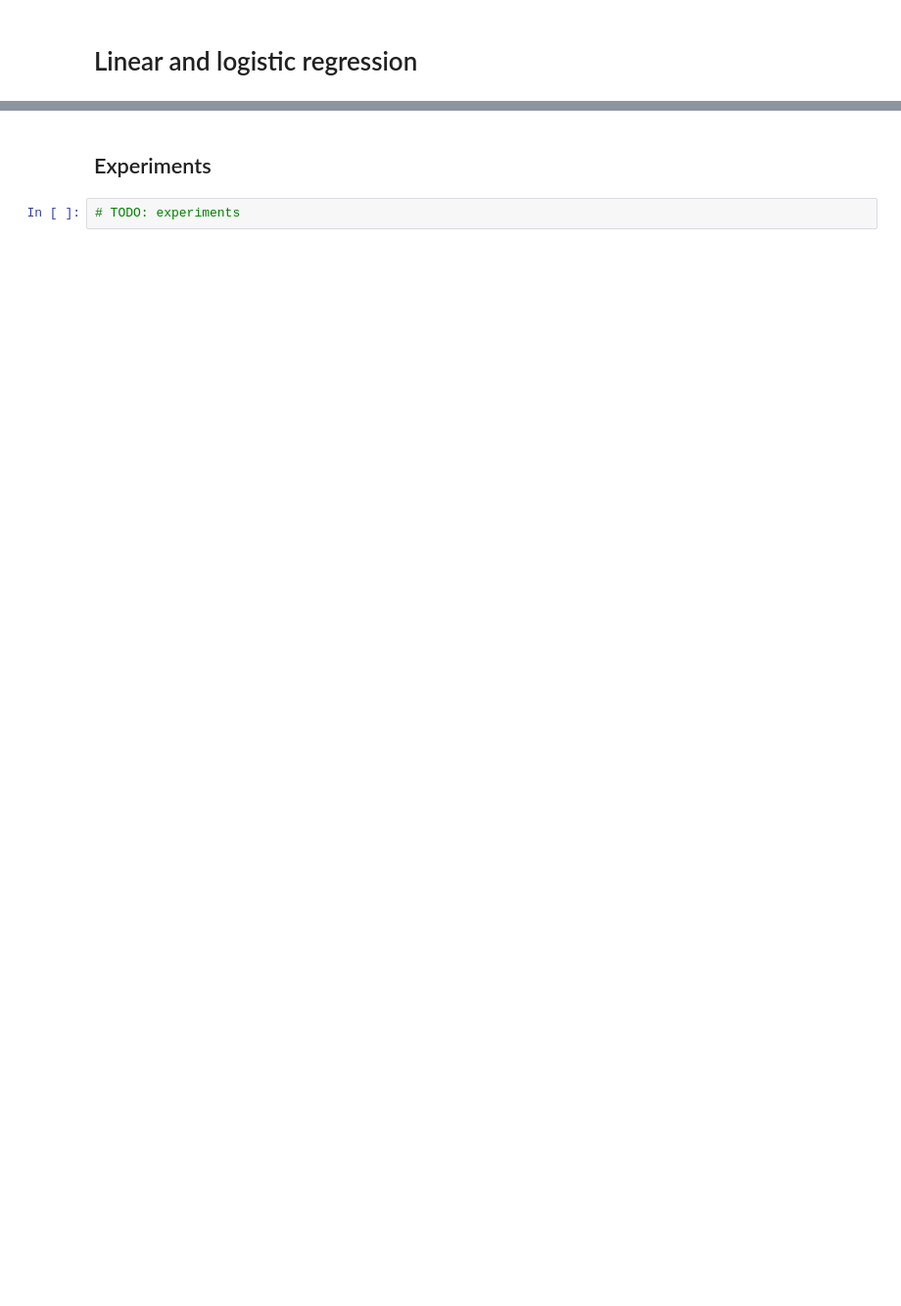
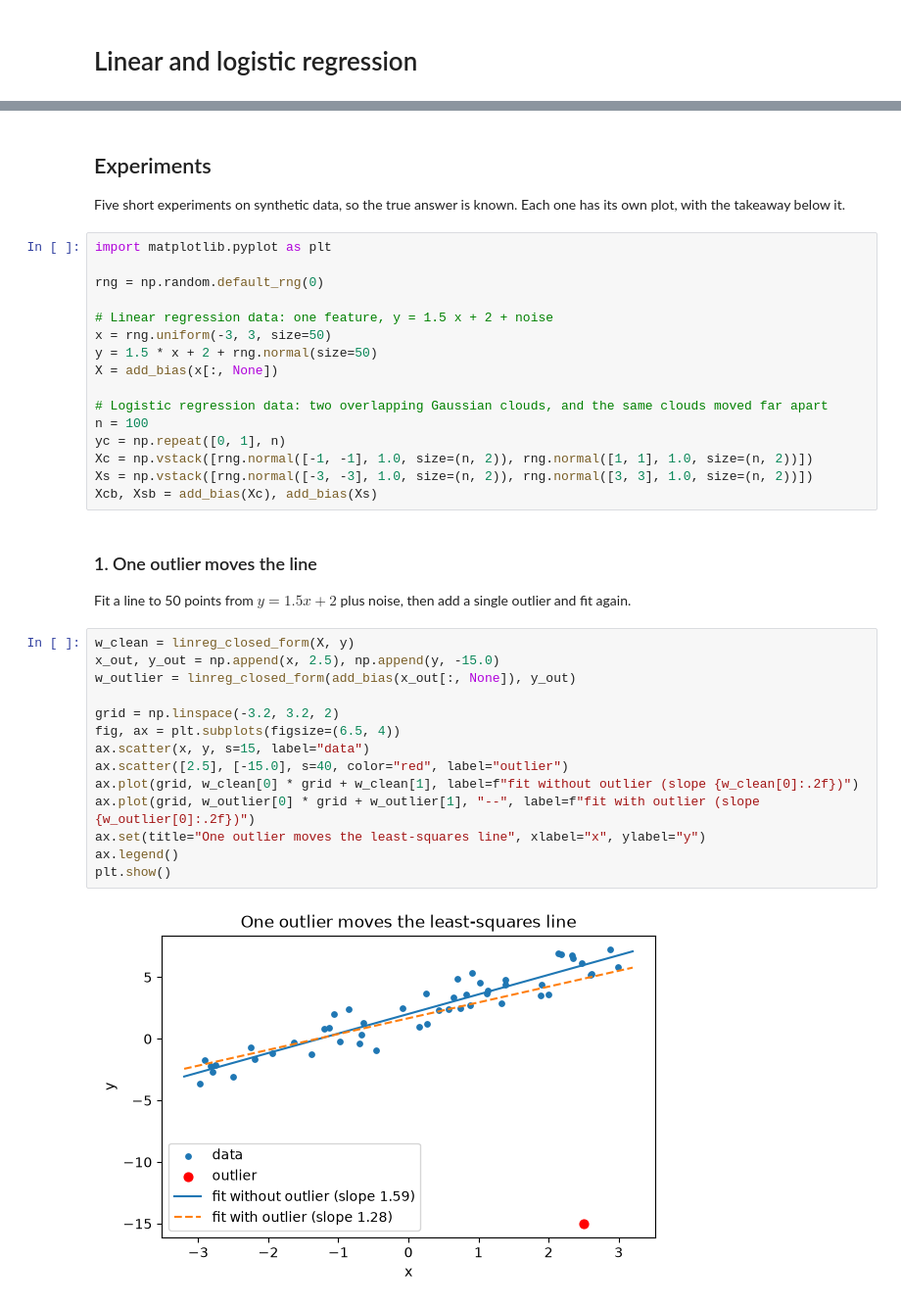
Before and after one commit to helenalm04/ml-foundations, a Jupyter notebook: notebooks/02-linear-logistic-regression.ipynb, the cells around one changed output, grey strips where cells are left out. Shown at 98% size. Saved outputs shown, nothing was run; the diff lists cells and outputs as text; blank space fills up the shorter version.

Commit message:
Finish notebook 02: linear and logistic regression

```diff
--- a/notebooks/02-linear-logistic-regression.ipynb
+++ b/notebooks/02-linear-logistic-regression.ipynb
@@ -19,6 +219,40 @@
-# %% [markdown]
-## Experiments
-
-<!-- plots and results; keep runtime short -->
-# %%
-# TODO: experiments
+# %% [markdown]
+## Experiments
+
+Five short experiments on synthetic data, so the true answer is known. Each one has its own plot, with the takeaway below it.
+# %%
+import matplotlib.pyplot as plt
+
+rng = np.random.default_rng(0)
+
+# Linear regression data: one feature, y = 1.5 x + 2 + noise
+x = rng.uniform(-3, 3, size=50)
+y = 1.5 * x + 2 + rng.normal(size=50)
+X = add_bias(x[:, None])
+
+# Logistic regression data: two overlapping Gaussian clouds, and the same clouds moved far apart
+n = 100
+yc = np.repeat([0, 1], n)
+Xc = np.vstack([rng.normal([-1, -1], 1.0, size=(n, 2)), rng.normal([1, 1], 1.0, size=(n, 2))])
+Xs = np.vstack([rng.normal([-3, -3], 1.0, size=(n, 2)), rng.normal([3, 3], 1.0, size=(n, 2))])
+Xcb, Xsb = add_bias(Xc), add_bias(Xs)
+# %% [markdown]
+### 1. One outlier moves the line
+
+Fit a line to 50 points from $y = 1.5x + 2$ plus noise, then add a single outlier and fit again.
+# %%
+w_clean = linreg_closed_form(X, y)
+x_out, y_out = np.append(x, 2.5), np.append(y, -15.0)
+w_outlier = linreg_closed_form(add_bias(x_out[:, None]), y_out)
+
+grid = np.linspace(-3.2, 3.2, 2)
+fig, ax = plt.subplots(figsize=(6.5, 4))
+ax.scatter(x, y, s=15, label="data")
+ax.scatter([2.5], [-15.0], s=40, color="red", label="outlier")
+ax.plot(grid, w_clean[0] * grid + w_clean[1], label=f"fit without outlier (slope {w_clean[0]:.2f})")
+ax.plot(grid, w_outlier[0] * grid + w_outlier[1], "--", label=f"fit with outlier (slope {w_outlier[0]:.2f})")
+ax.set(title="One outlier moves the least-squares line", xlabel="x", ylabel="y")
+ax.legend()
+plt.show()
+# %% [output]
+[figure, added]
```
Also changed, not shown: parts of 24 cells of this notebook, 1 other file.
